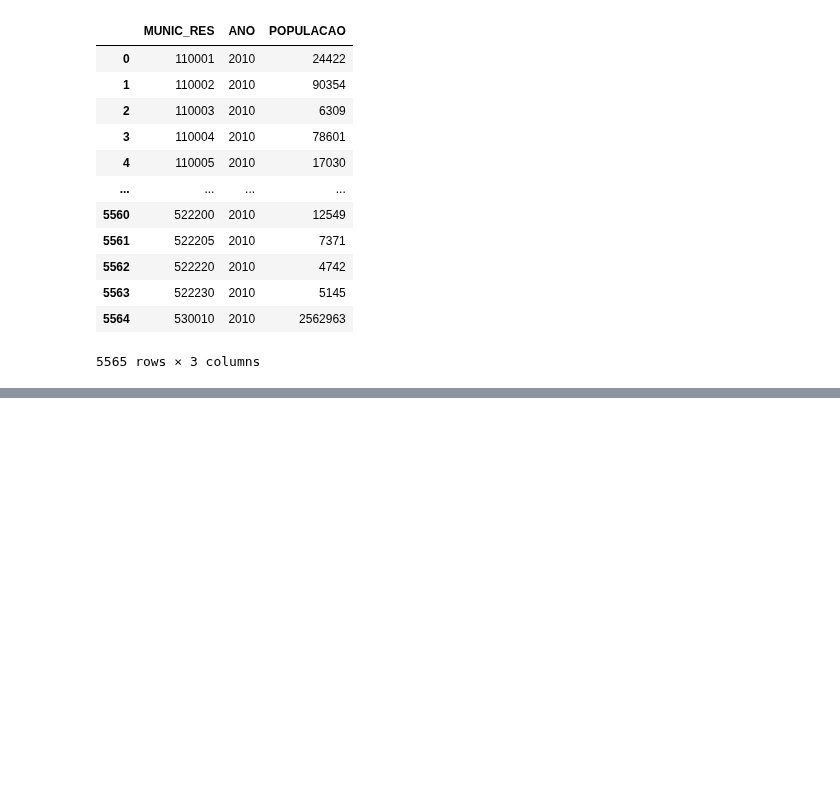
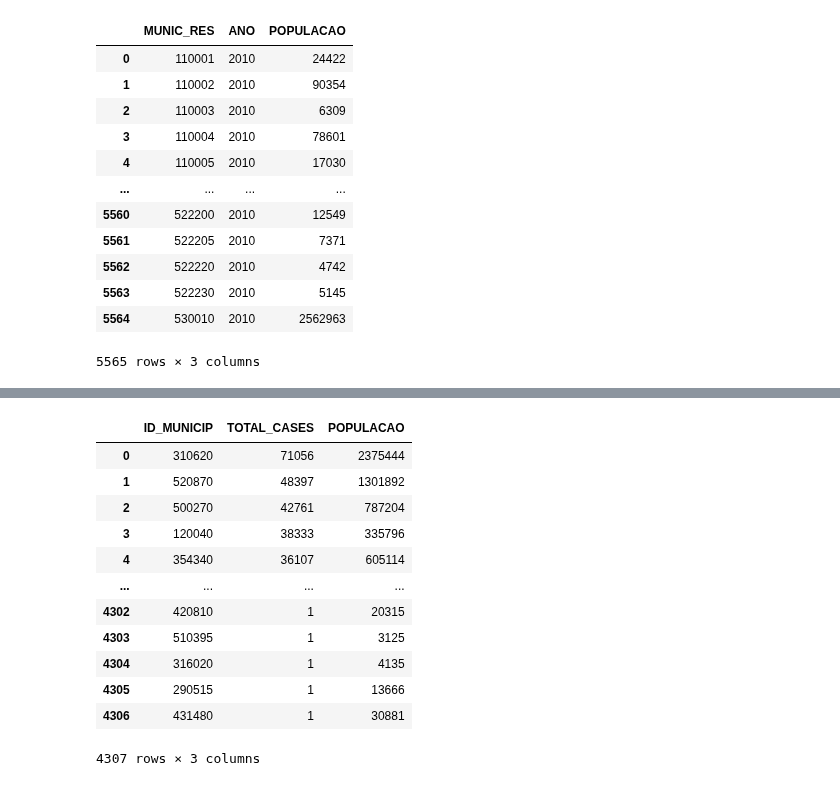
Before and after one commit to AlertaDengue/PySUS, a Jupyter notebook: docs/source/tutorials/Preprocessing SINAN.ipynb, the cells around one changed output, grey strips where cells are left out. Drawn from its saved outputs; the diff is of its cells as text; code cells hidden in the pictures; blank space fills up the shorter version.

```diff
--- a/docs/source/tutorials/Preprocessing SINAN.ipynb
+++ b/docs/source/tutorials/Preprocessing SINAN.ipynb
@@ -232,0 +257,18 @@ df.head()
+# %%
+df = pd.merge(tot_cases, pop, left_on='ID_MUNICIP', right_on='MUNIC_RES')
+df = df[['ID_MUNICIP', 'TOTAL_CASES', 'POPULACAO']]
+df
+# %% [output]
+|  | ID_MUNICIP | TOTAL_CASES | POPULACAO |
+| 0 | 310620 | 71056 | 2375444 |
+| 1 | 520870 | 48397 | 1301892 |
+| 2 | 500270 | 42761 | 787204 |
+| 3 | 120040 | 38333 | 335796 |
+| 4 | 354340 | 36107 | 605114 |
+| ... | ... | ... | ... |
+| 4302 | 420810 | 1 | 20315 |
+| 4303 | 510395 | 1 | 3125 |
+| 4304 | 316020 | 1 | 4135 |
+| 4305 | 290515 | 1 | 13666 |
+| 4306 | 431480 | 1 | 30881 |
+4307 rows × 3 columns
```
Also changed, not shown: parts of 4 cells of this notebook, 1 other file.
